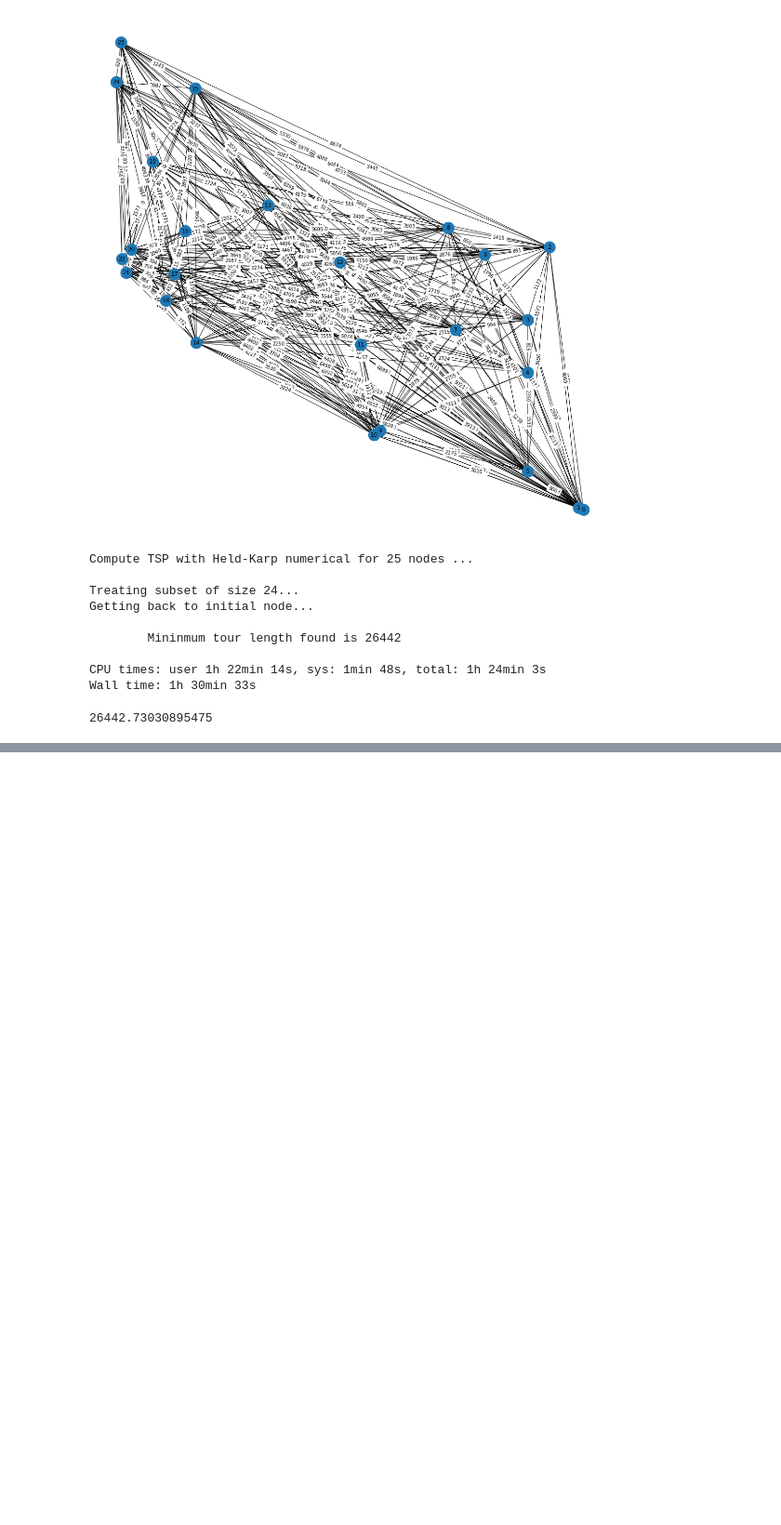
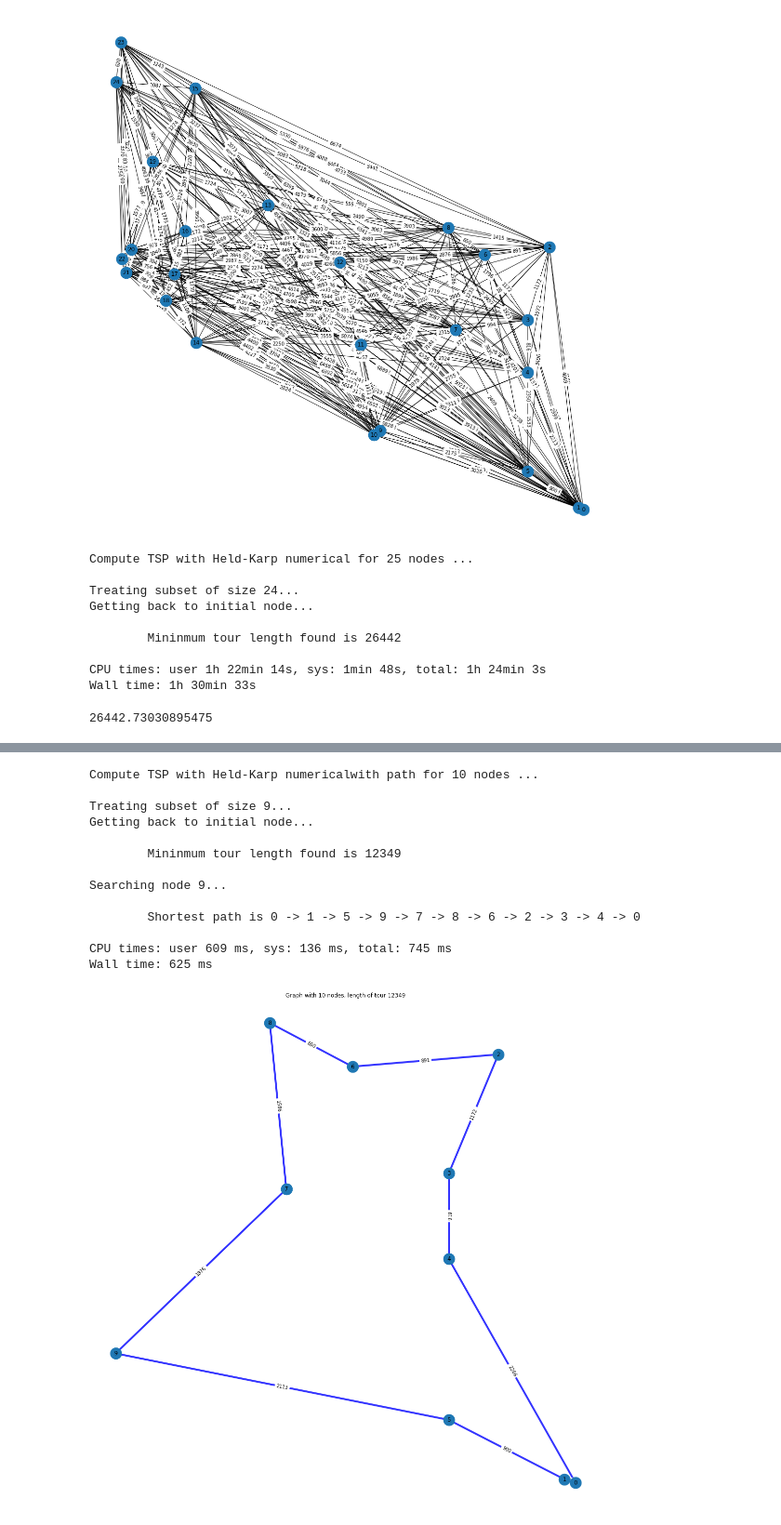
Before and after one commit to LudovicSterlin/held-karp, a Jupyter notebook: held-karp.ipynb, the cells around one changed output, grey strips where cells are left out. Shown at 93% size. Cells and saved outputs as stored; diff of their text form; code cells hidden in the pictures; blank space fills up the shorter version.

```diff
--- a/held-karp.ipynb
+++ b/held-karp.ipynb
@@ -348,0 +452,18 @@ Wall time: 1h 30min 33s
+# %%
+%%time
+compute_and_plot_path(graph10, points10)
+# %% [output]
+Compute TSP with Held-Karp numericalwith path for 10 nodes ...
+
+Treating subset of size 9...
+Getting back to initial node...
+
+        Mininmum tour length found is 12349
+
+Searching node 9...
+
+        Shortest path is 0 -> 1 -> 5 -> 9 -> 7 -> 8 -> 6 -> 2 -> 3 -> 4 -> 0
+
+CPU times: user 609 ms, sys: 136 ms, total: 745 ms
+Wall time: 625 ms
+[figure, added]
```
Also changed, not shown: parts of 18 cells of this notebook, 4 other files.
